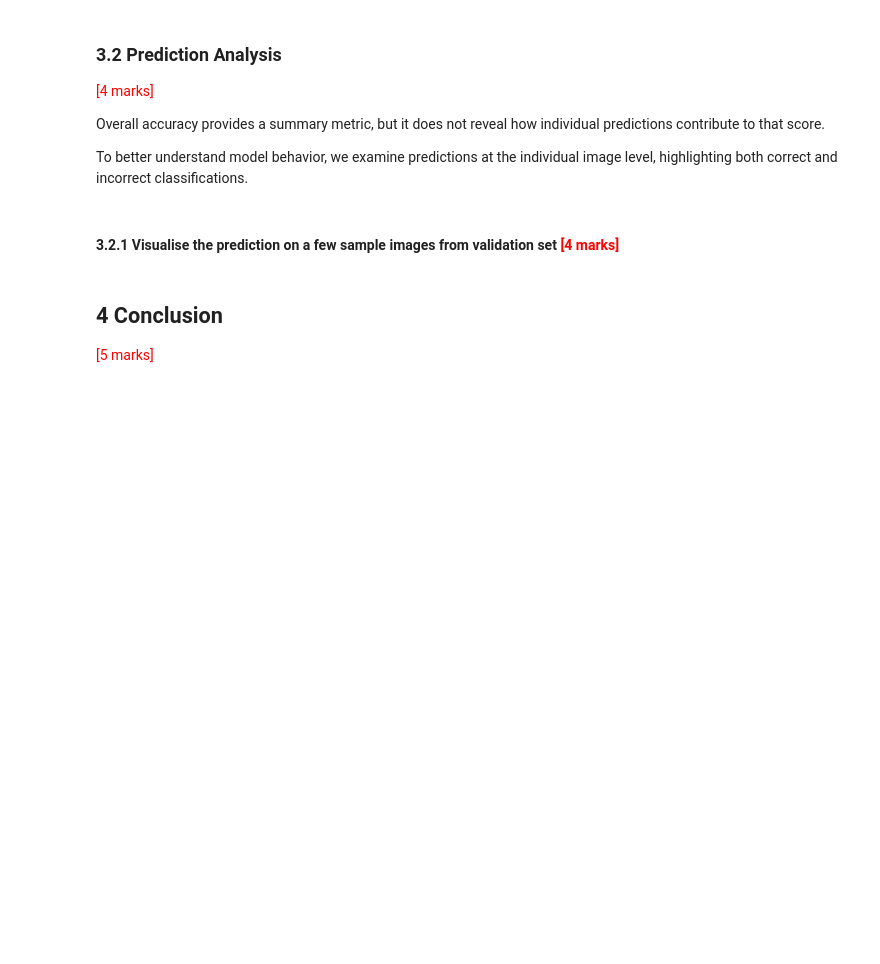
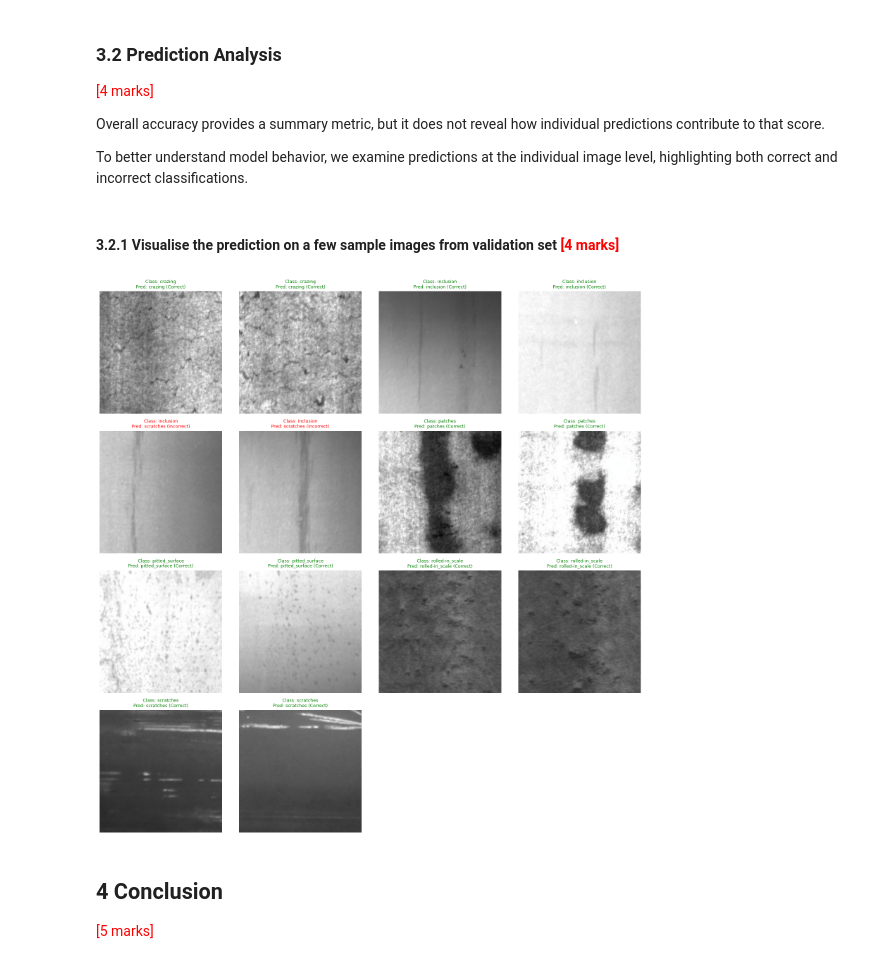
Before and after one commit to shaloy-lewis/surface-defect-classification, a Jupyter notebook: Transfer_Learning_Surface_Defect_Shaloy_Lewis.ipynb, the cells around one changed output. Cells and saved outputs as stored; diff of their text form; code cells hidden in the pictures; blank space fills up the shorter version.

```diff
--- a/Transfer_Learning_Surface_Defect_Shaloy_Lewis.ipynb
+++ b/Transfer_Learning_Surface_Defect_Shaloy_Lewis.ipynb
@@ -292,3 +658,89 @@ To better understand model behavior, we examine predictions at the individual im
+# %%
+import torch
+import numpy as np
+import random
+import matplotlib.pyplot as plt
+
+# Set model to evaluation mode
+model.eval()
+
+# Accumulate all predictions, targets, and original inputs from the validation set
+all_images = []
+all_labels = []
+all_preds = []
+
+with torch.no_grad():
+    for inputs, labels in val_loader:
+        outputs = model(inputs.to(device))
+        _, preds = torch.max(outputs, 1)
+
+        all_images.append(inputs.cpu())
+        all_labels.append(labels.cpu())
+        all_preds.append(preds.cpu())
+
+all_images = torch.cat(all_images, dim=0)
+all_labels = torch.cat(all_labels, dim=0).numpy()
+all_preds = torch.cat(all_preds, dim=0).numpy()
+
+# Organize indices of predictions by class and whether they are correct or incorrect
+class_samples = {c: {'correct': [], 'incorrect': []} for c in range(6)}
+
+for idx in range(len(all_labels)):
+    true_cls = all_labels[idx]
+    pred_cls = all_preds[idx]
+    if true_cls == pred_cls:
+        class_samples[true_cls]['correct'].append(idx)
+    else:
+        class_samples[true_cls]['incorrect'].append(idx)
+
+# Helper function to denormalize images
+def denormalize(inp):
+    inp = inp.numpy().transpose((1, 2, 0))
+    mean = np.array([0.485, 0.456, 0.406])
+    std = np.array([0.229, 0.224, 0.225])
+    inp = std * inp + mean
+    inp = np.clip(inp, 0, 1)
+    return inp
+
+# Gather sampled images to display
+sampled_plots = []
+
+for cls_idx in range(6):
+    correct_indices = class_samples[cls_idx]['correct']
+    incorrect_indices = class_samples[cls_idx]['incorrect']
+
+    # Randomly sample up to 2 correct and 2 incorrect
+    sampled_correct = random.sample(correct_indices, min(2, len(correct_indices)))
+    sampled_incorrect = random.sample(incorrect_indices, min(2, len(incorrect_indices)))
+
+    for idx in sampled_correct:
+        sampled_plots.append((all_images[idx], cls_idx, all_preds[idx], True))
+    for idx in sampled_incorrect:
+        sampled_plots.append((all_images[idx], cls_idx, all_preds[idx], False))
+
+# Plot the sampled images dynamically
+num_samples = len(sampled_plots)
+if num_samples > 0:
+    cols = 4
+    rows = (num_samples + cols - 1) // cols
+    fig = plt.figure(figsize=(16, 4 * rows))
+
+    for i, (img, true_c, pred_c, is_correct) in enumerate(sampled_plots):
+        ax = fig.add_subplot(rows, cols, i + 1)
+        img_dn = denormalize(img)
+        plt.imshow(img_dn)
+
+        status = "Correct" if is_correct else "Incorrect"
+        color = "green" if is_correct else "red"
+        plt.title(f"Class: {classes[true_c]}\nPred: {classes[pred_c]} ({status})", color=color, fontsize=9)
+        plt.axis('off')
+
+    plt.tight_layout()
+    plt.show()
+else:
+    print("No samples matched the selection criteria.")
+# %% [output]
+[figure, added]
 # %% [markdown]
 ## 4 Conclusion
 
```
Also changed, not shown: parts of 33 cells of this notebook.
